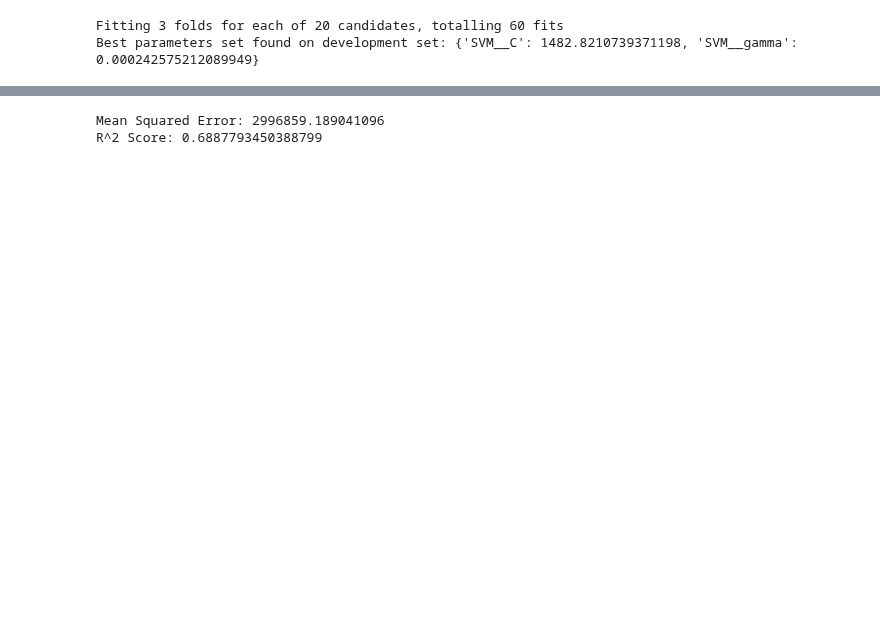
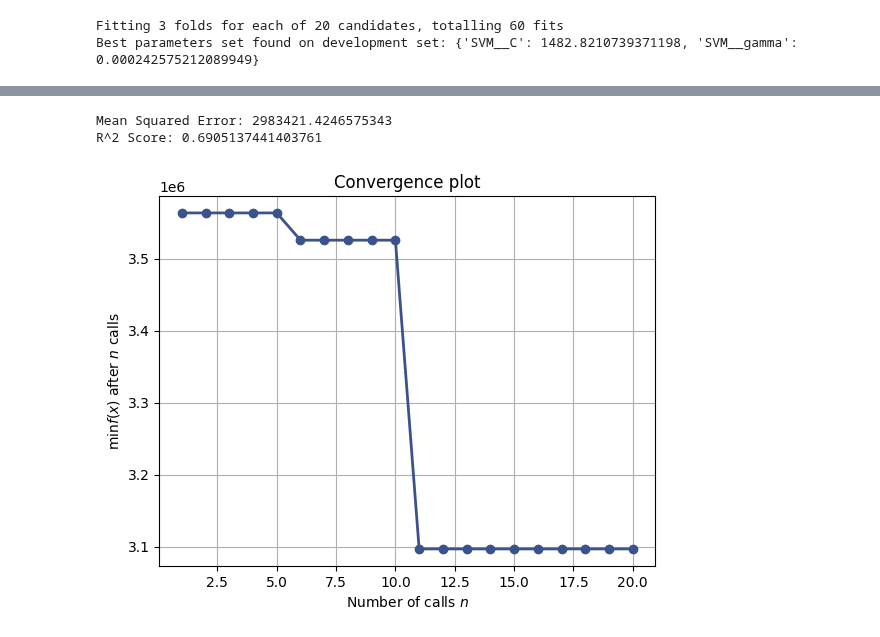
Before and after one commit to Joaomc15/UC3M-MLBD, a Jupyter notebook: assignment1/src/complex_models/SVM_model_piped.ipynb, the cells around one changed output, grey strips where cells are left out. Cells and saved outputs as stored; diff of their text form; code cells hidden in the pictures; blank space fills up the shorter version.

Commit message:
Added svm model with pipeline and created bayesian optimization. starting to do markdown of it now

```diff
--- a/assignment1/src/complex_models/SVM_model_piped.ipynb
+++ b/assignment1/src/complex_models/SVM_model_piped.ipynb
@@ -58,7 +71,7 @@ from sklearn.metrics import r2_score
 from sklearn.metrics import mean_absolute_error
 
 
-param_grid = {
+param_grid_rand = {
     'SVM__C': loguniform(1e-1, 1e4),
     'SVM__gamma': loguniform(1e-4, 1e0),
 }
@@ -67,11 +80,11 @@ inner = KFold(n_splits=3, shuffle=True, random_state=56)
 
 budget = 20
 
-hpo_pipe_scale_svc = RandomizedSearchCV(pipe_scale_svc, param_grid, n_iter=budget, cv=inner, scoring='neg_mean_absolute_error', n_jobs=4, verbose=1, random_state=56)
+hpo_pipe_scale_svc_rand = RandomizedSearchCV(pipe_scale_svc, param_grid_rand, n_iter=budget, cv=inner, scoring='neg_mean_absolute_error', n_jobs=4, verbose=1, random_state=56)
 
-hpo_pipe_scale_svc.fit(X_train, y_train)
+hpo_pipe_scale_svc_rand.fit(X_train, y_train)
 
-print(f"Best parameters set found on development set: {hpo_pipe_scale_svc.best_params_}")
+print(f"Best parameters set found on development set: {hpo_pipe_scale_svc_rand.best_params_}")
 # %% [output]
 Fitting 3 folds for each of 20 candidates, totalling 60 fits
 Best parameters set found on development set: {'SVM__C': 1482.8210739371198, 'SVM__gamma': 0.000242575212089949}
@@ -77,0 +106,20 @@ Best parameters set found on development set: {'SVM__C': 1482.8210739371198, 'SV
+# %%
+from sklearn.model_selection import RandomizedSearchCV, KFold
+from sklearn.metrics import mean_squared_error
+from sklearn.metrics import r2_score
+from sklearn.metrics import mean_absolute_error
+from skopt import BayesSearchCV
+from skopt.space import Real
+
+# search space
+param_grid = {'SVM__C': Real(1e-1, 1e4, prior="log-uniform"),
+              'SVM__gamma': Real(1e-3, 1e0, prior="log-uniform")}
+
+inner = KFold(n_splits=3, shuffle=True, random_state=56)
+
+budget = 20
+
+hpo_pipe_scale_svc = BayesSearchCV(pipe_scale_svc, param_grid, n_iter=budget, cv=inner, scoring='neg_mean_absolute_error', n_jobs=4, verbose=1, random_state=56)
+hpo_pipe_scale_svc.fit(X_train, y_train)
+
+print(f"Best parameters set found on development set: {hpo_pipe_scale_svc.best_params_}")
@@ -82,5 +148,12 @@ print (f'Mean Squared Error: {mae}')
 r2 = r2_score(y_test, hpo_pipe_scale_svc.predict (X=X_test))
 print(f'R^2 Score: {r2}')
 # %% [output]
-Mean Squared Error: 2996859.189041096
-R^2 Score: 0.6887793450388799
+Mean Squared Error: 2983421.4246575343
+R^2 Score: 0.6905137441403761
+# %%
+from skopt.plots import plot_convergence
+
+_ = plot_convergence(hpo_pipe_scale_svc.optimizer_results_[0])
+plt.show()
+# %% [output]
+[figure, added]
```
Also changed, not shown: parts of 11 cells of this notebook.
